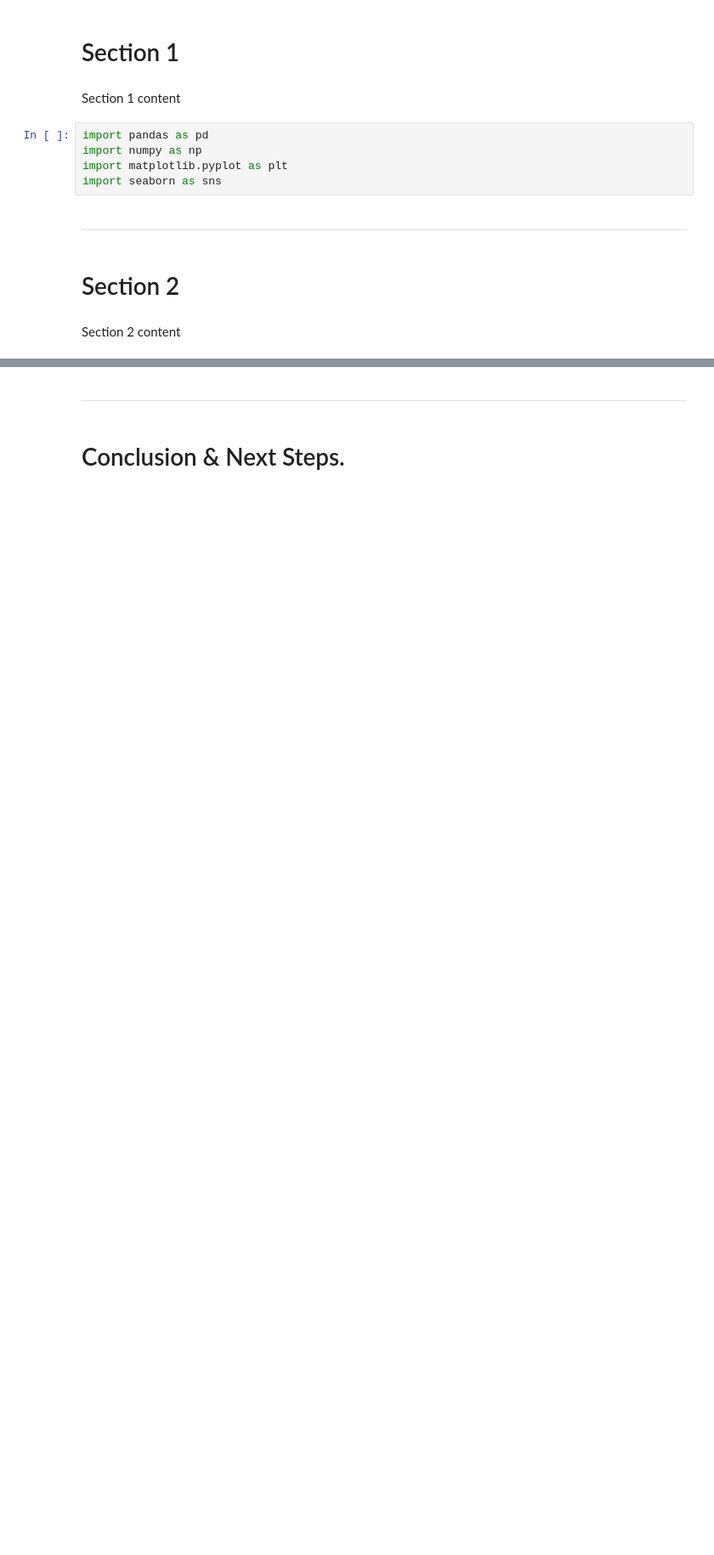
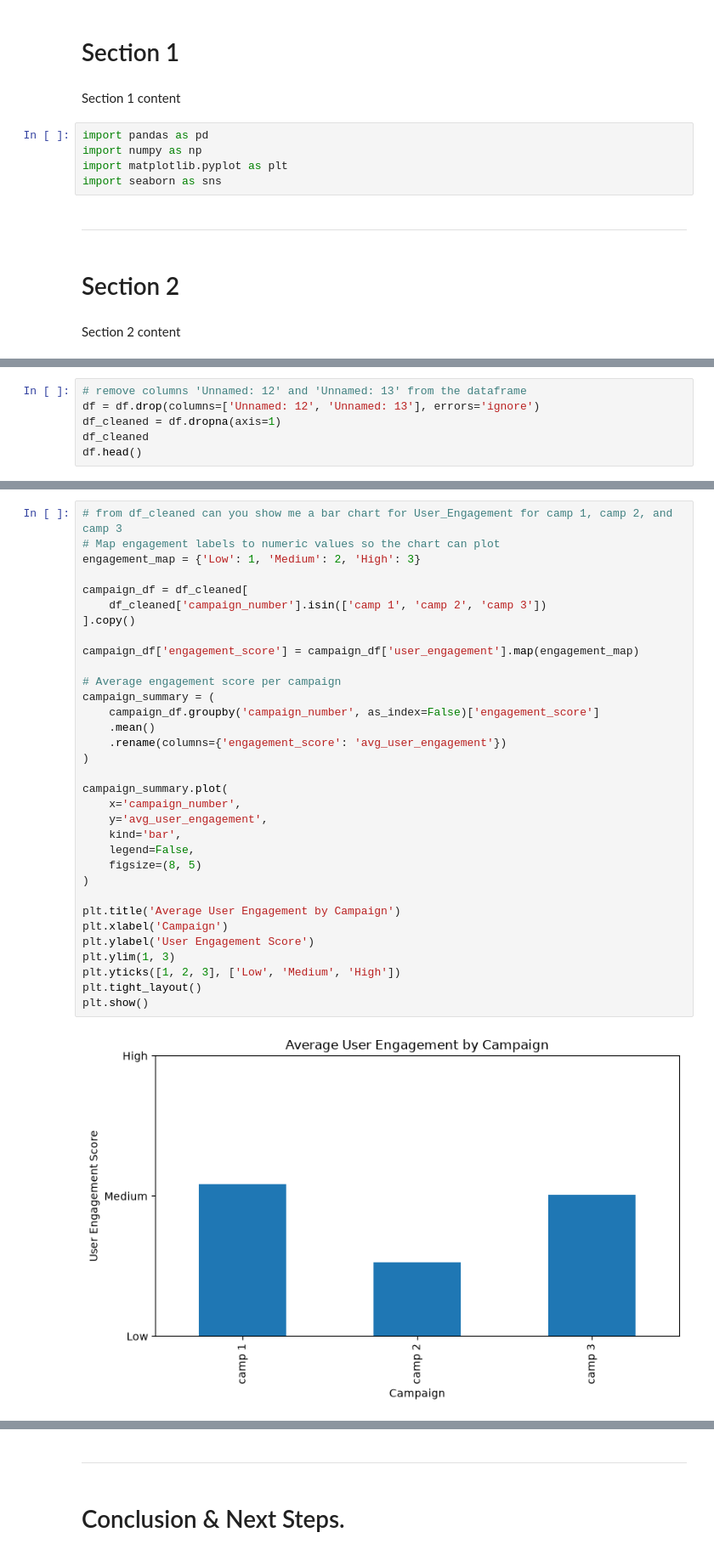
Before and after one commit to Oliver-code26/Unit1_Resub_Digital_Marketing, a Jupyter notebook: jupyter_notebooks/Notebook.ipynb, the cells around one changed output, grey strips where cells are left out. Shown at 85% size. Saved outputs shown, nothing was run; the diff lists cells and outputs as text; blank space fills up the shorter version.

Commit message:
update README.md and notebook, removed clean_performance.csv

```diff
--- a/jupyter_notebooks/Notebook.ipynb
+++ b/jupyter_notebooks/Notebook.ipynb
@@ -298,0 +134,6 @@ This chart doesn't come to a shock when I see Post Click Conversion for campaign
+# %%
+# remove columns 'Unnamed: 12' and 'Unnamed: 13' from the dataframe
+df = df.drop(columns=['Unnamed: 12', 'Unnamed: 13'], errors='ignore')
+df_cleaned = df.dropna(axis=1)
+df_cleaned
+df.head()
@@ -298,0 +170,35 @@ This chart doesn't come to a shock when I see Post Click Conversion for campaign
+# %%
+# from df_cleaned can you show me a bar chart for User_Engagement for camp 1, camp 2, and camp 3
+# Map engagement labels to numeric values so the chart can plot
+engagement_map = {'Low': 1, 'Medium': 2, 'High': 3}
+
+campaign_df = df_cleaned[
+    df_cleaned['campaign_number'].isin(['camp 1', 'camp 2', 'camp 3'])
+].copy()
+
+campaign_df['engagement_score'] = campaign_df['user_engagement'].map(engagement_map)
+
+# Average engagement score per campaign
+campaign_summary = (
+    campaign_df.groupby('campaign_number', as_index=False)['engagement_score']
+    .mean()
+    .rename(columns={'engagement_score': 'avg_user_engagement'})
+)
+
+campaign_summary.plot(
+    x='campaign_number',
+    y='avg_user_engagement',
+    kind='bar',
+    legend=False,
+    figsize=(8, 5)
+)
+
+plt.title('Average User Engagement by Campaign')
+plt.xlabel('Campaign')
+plt.ylabel('User Engagement Score')
+plt.ylim(1, 3)
+plt.yticks([1, 2, 3], ['Low', 'Medium', 'High'])
+plt.tight_layout()
+plt.show()
+# %% [output]
+[figure, added]
```
Also changed, not shown: parts of 40 cells of this notebook, 2 other files.
